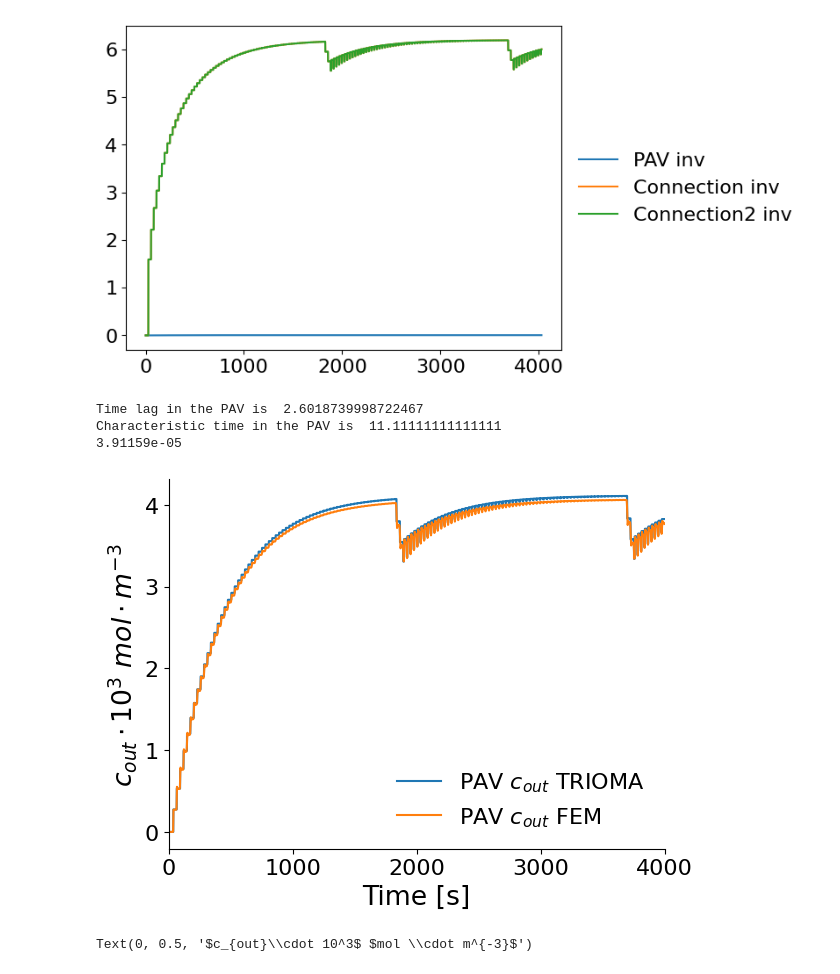
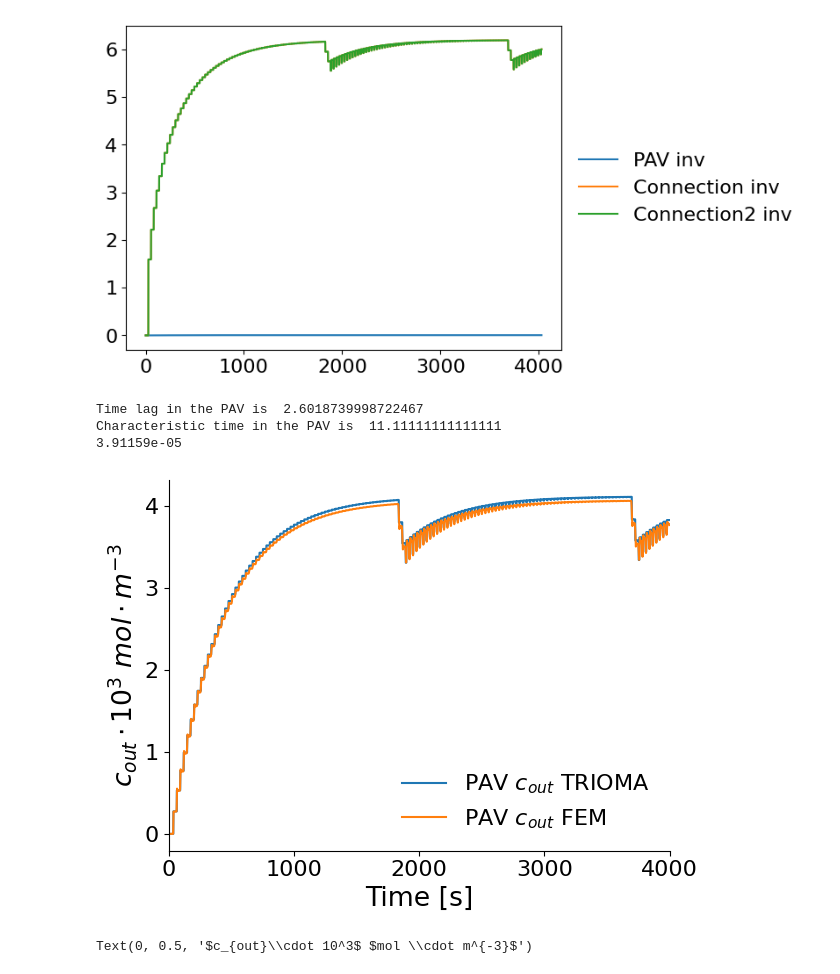
Before and after one commit to gabriele-ferrero/TRIOMA_Verification, a Jupyter notebook: Transient_Studies/PseudoTransient_T.ipynb, the cells around one changed output. Cells and saved outputs as stored; diff of their text form; code cells hidden in the pictures.

```diff
--- a/Transient_Studies/PseudoTransient_T.ipynb
+++ b/Transient_Studies/PseudoTransient_T.ipynb
@@ -387,25 +387,26 @@ if rewrite_file:
 # %%
 plt.plot(t_vec+PAV.geometry.L/PAV.fluid.U0,PAV_outlet_c*1E3,label=r"PAV $c_{out}$ TRIOMA")
 PAV_cout_coms=np.loadtxt(folder+"/c_out_PAV_vec_COMS.txt", delimiter="\t")
 plt.plot(PAV_cout_coms[:,0],PAV_cout_coms[:,1]*1E3,label=r"PAV $c_{out}$ FEM")
 plt.legend(loc='lower right',frameon=False)
 ## remove right and top spines
 plt.gca().spines['right'].set_visible(False)
 plt.gca().spines['top'].set_visible(False)
 plt.xlabel("Time [s]")
 plt.ylabel(r"$c_{out}\cdot 10^3$ $mol \cdot m^{-3}$")
 plt.xlim(0,4000)
+plt.tight_layout()
 plt.savefig(folder+"/c_out_PAV_comparison.png",dpi=300)
 timelag=PAV.geometry.thick**2/2/np.pi/PAV.fluid.D
 print("Time lag in the PAV is ",1/timelag*5)
 ch_time_vel=PAV.geometry.L/PAV.fluid.U0
 print("Characteristic time in the PAV is ",ch_time_vel)
 print(PAV.fluid.k_t)
 # %% [output]
 Time lag in the PAV is  2.6018739998722467
 Characteristic time in the PAV is  11.11111111111111
 3.91159e-05
-[figure, old version]
+[figure, new version]
 # %%
 plt.plot(t_vec+PAV.geometry.L/PAV.fluid.U0,PAV_outlet_c*1E3,label="PAV outlet c python")
 PAV_cout_coms=np.loadtxt(folder+"/c_out_PAV_vec_COMS.txt", delimiter="\t")
```
Also changed, not shown: parts of 3 cells of this notebook, 5 other files.
